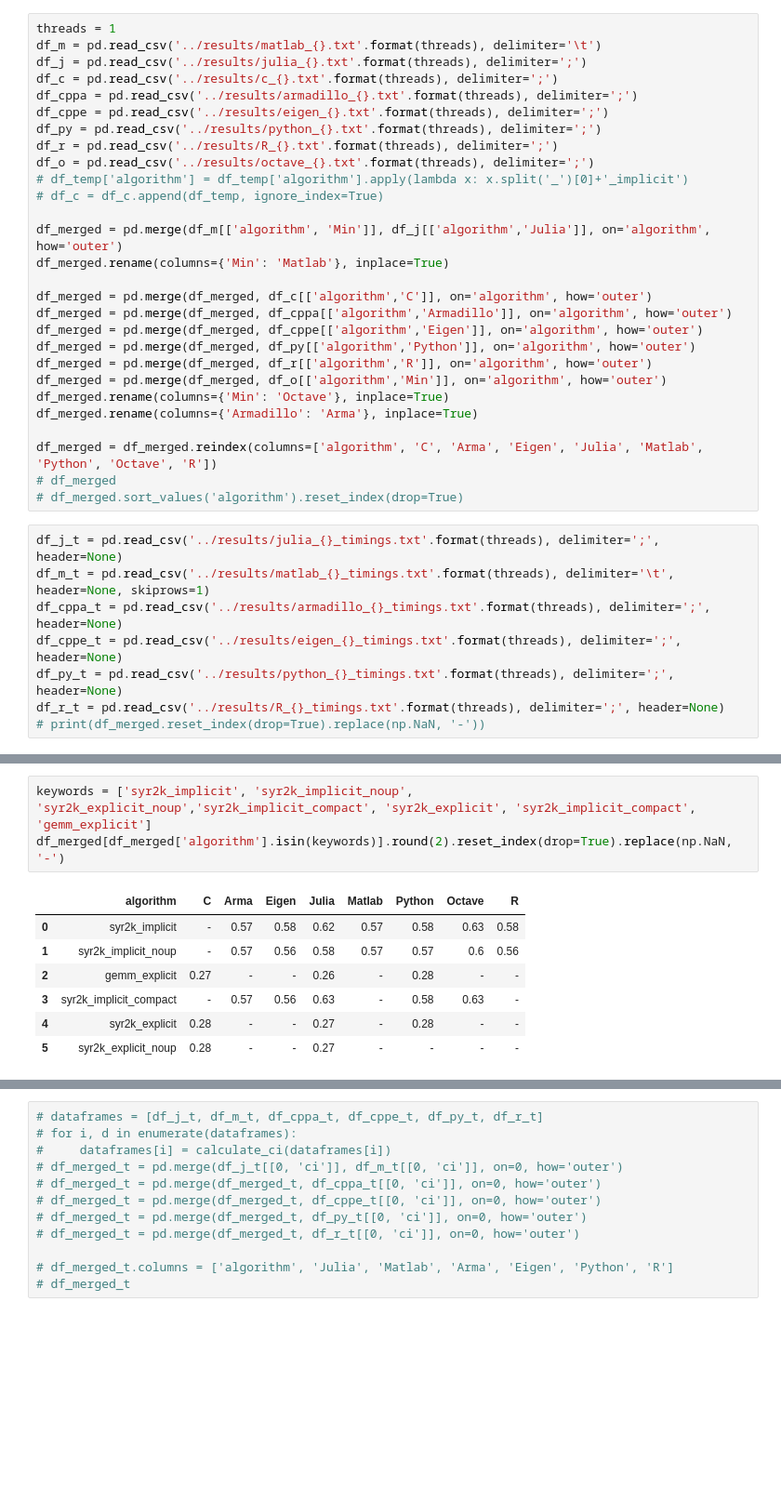
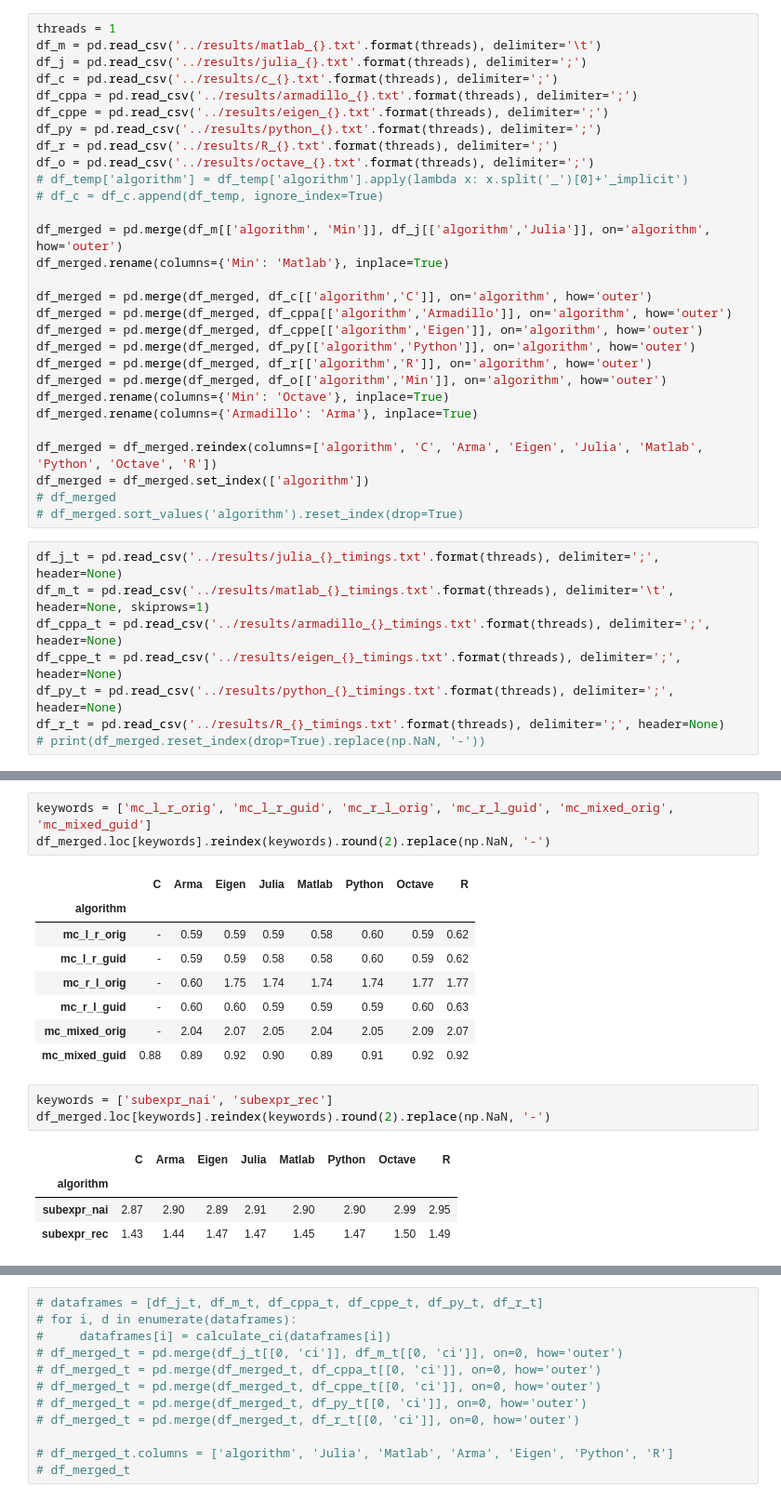
Before and after one commit to HPAC/LAMP_benchmark, a Jupyter notebook: scripts/process_data.ipynb, the cells around one changed output, grey strips where cells are left out. Shown: that part at 93% size. Cells and saved outputs as stored; diff of their text form; blank space fills up the shorter version.

```diff
--- a/scripts/process_data.ipynb
+++ b/scripts/process_data.ipynb
@@ -65,6 +65,7 @@ df_merged.rename(columns={'Min': 'Octave'}, inplace=True)
 df_merged.rename(columns={'Armadillo': 'Arma'}, inplace=True)
 
 df_merged = df_merged.reindex(columns=['algorithm', 'C', 'Arma', 'Eigen', 'Julia', 'Matlab', 'Python', 'Octave', 'R'])
+df_merged = df_merged.set_index(['algorithm'])
 # df_merged
 # df_merged.sort_values('algorithm').reset_index(drop=True)
 # %%
@@ -116,11 +137,20 @@ df_merged[df_merged['algorithm'].isin(keywords)].round(3).reset_index(drop=True)
+# %%
+keywords = ['mc_l_r_orig', 'mc_l_r_guid', 'mc_r_l_orig', 'mc_r_l_guid', 'mc_mixed_orig', 'mc_mixed_guid']
+df_merged.loc[keywords].reindex(keywords).round(2).replace(np.NaN, '-')
+# %% [output]
+|  | C | Arma | Eigen | Julia | Matlab | Python | Octave | R |
+| algorithm |  |  |  |  |  |  |  |  |
+| mc_l_r_orig | - | 0.59 | 0.59 | 0.59 | 0.58 | 0.60 | 0.59 | 0.62 |
+| mc_l_r_guid | - | 0.59 | 0.59 | 0.58 | 0.58 | 0.60 | 0.59 | 0.62 |
+| mc_r_l_orig | - | 0.60 | 1.75 | 1.74 | 1.74 | 1.74 | 1.77 | 1.77 |
+| mc_r_l_guid | - | 0.60 | 0.60 | 0.59 | 0.59 | 0.59 | 0.60 | 0.63 |
+| mc_mixed_orig | - | 2.04 | 2.07 | 2.05 | 2.04 | 2.05 | 2.09 | 2.07 |
+| mc_mixed_guid | 0.88 | 0.89 | 0.92 | 0.90 | 0.89 | 0.91 | 0.92 | 0.92 |
 # %%
-keywords = ['syr2k_implicit', 'syr2k_implicit_noup', 'syr2k_explicit_noup','syr2k_implicit_compact', 'syr2k_explicit', 'syr2k_implicit_compact', 'gemm_explicit']
-df_merged[df_merged['algorithm'].isin(keywords)].round(2).reset_index(drop=True).replace(np.NaN, '-')
+keywords = ['subexpr_nai', 'subexpr_rec']
+df_merged.loc[keywords].reindex(keywords).round(2).replace(np.NaN, '-')
 # %% [output]
-|  | algorithm | C | Arma | Eigen | Julia | Matlab | Python | Octave | R |
-| 0 | syr2k_implicit | - | 0.57 | 0.58 | 0.62 | 0.57 | 0.58 | 0.63 | 0.58 |
-| 1 | syr2k_implicit_noup | - | 0.57 | 0.56 | 0.58 | 0.57 | 0.57 | 0.6 | 0.56 |
-| 2 | gemm_explicit | 0.27 | - | - | 0.26 | - | 0.28 | - | - |
-| 3 | syr2k_implicit_compact | - | 0.57 | 0.56 | 0.63 | - | 0.58 | 0.63 | - |
-| 4 | syr2k_explicit | 0.28 | - | - | 0.27 | - | 0.28 | - | - |
-| 5 | syr2k_explicit_noup | 0.28 | - | - | 0.27 | - | - | - | - |
+|  | C | Arma | Eigen | Julia | Matlab | Python | Octave | R |
+| algorithm |  |  |  |  |  |  |  |  |
+| subexpr_nai | 2.87 | 2.90 | 2.89 | 2.91 | 2.90 | 2.90 | 2.99 | 2.95 |
+| subexpr_rec | 1.43 | 1.44 | 1.47 | 1.47 | 1.45 | 1.47 | 1.50 | 1.49 |
```
Also changed, not shown: parts of 22 cells of this notebook.
